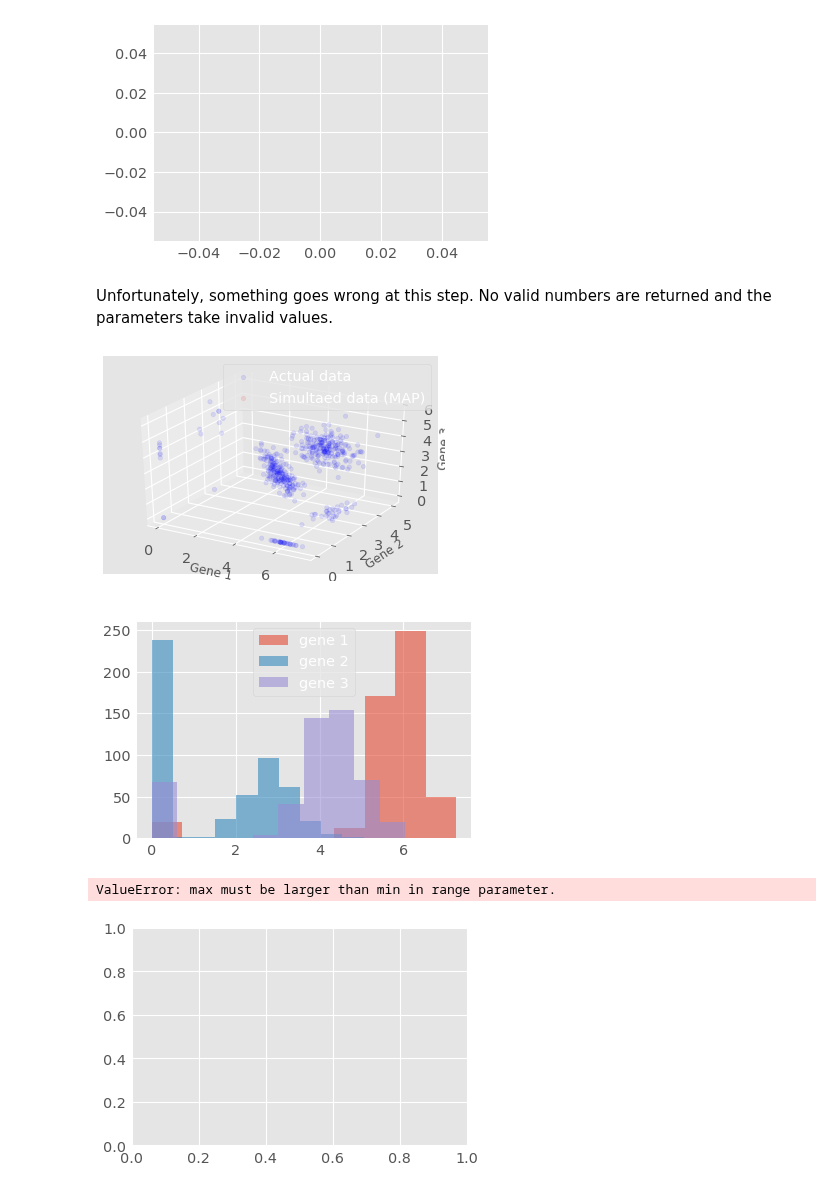
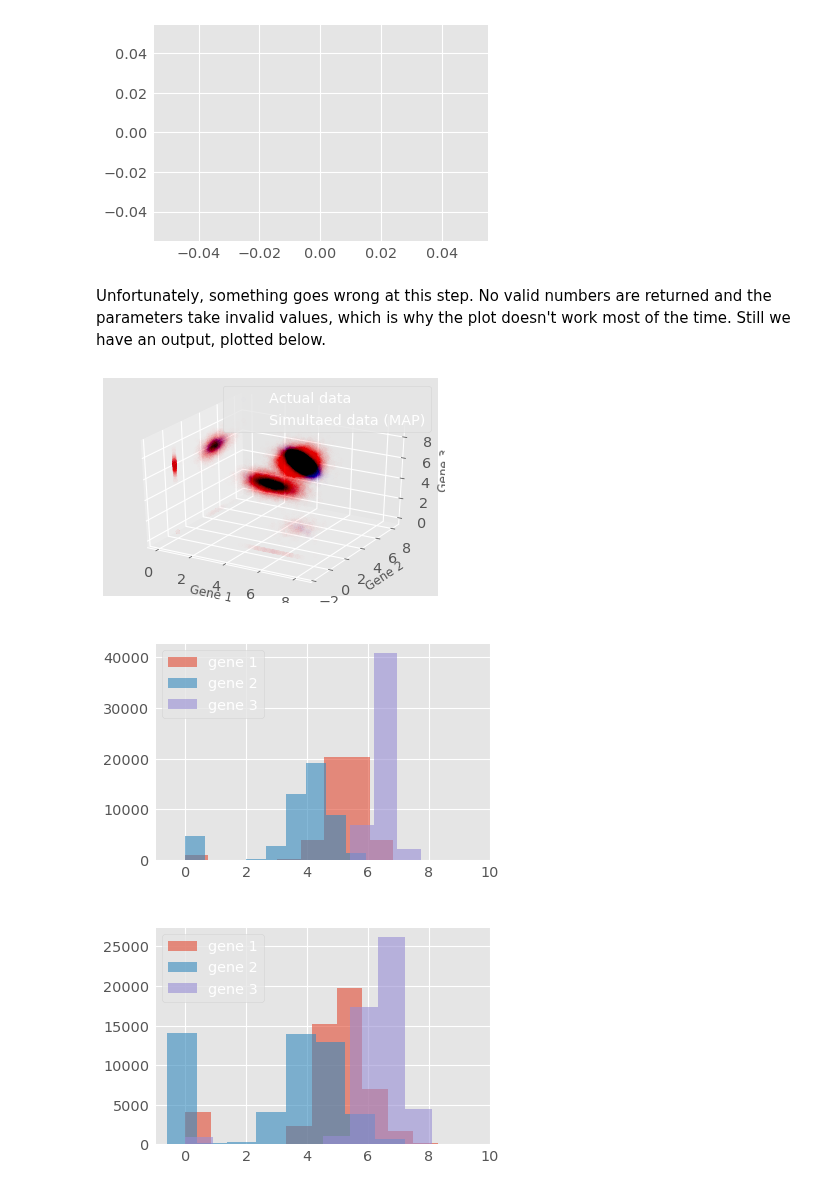
Before and after one commit to tobias-beers/RNA_visualization, a Jupyter notebook: Code/PPCA_ZIFA.ipynb, the cells around one changed output. Cells and saved outputs as stored; diff of their text form; code cells hidden in the pictures.

```diff
--- a/Code/PPCA_ZIFA.ipynb
+++ b/Code/PPCA_ZIFA.ipynb
@@ -185,11 +180,11 @@ model_1.log_prob((actual_sigma, actual_z, actual_A, actual_mu, y_train))
 # %%
 mu = tf.expand_dims(tf.reduce_mean(y_train, 1),1)
 
-sigma = tf.Variable(1.0)
-A = tf.Variable(np.ones([data_dim, latent_dim]), dtype=tf.float32)
-z = tf.Variable(np.ones([latent_dim, num_datapoints]), dtype=tf.float32)
-# h = tf.Variable(np.ones([data_dim, num_datapoints]), dtype=tf.float32)
-# x = tf.Variable(np.ones([data_dim, num_datapoints]), dtype=tf.float32)
+sigma = tf.Variable(0.5)
+A = tf.Variable(0.5*np.ones([data_dim, latent_dim]), dtype=tf.float32)
+z = tf.Variable(0.5*np.ones([latent_dim, num_datapoints]), dtype=tf.float32)
+# A = tf.identity(actual_A)
+# z = tf.identity(actual_z)
 
 target_log_prob_fn = lambda sigma, z, A, mu: model_1.log_prob((sigma, z, A, mu, y_train))
 losses = tfp.math.minimize(lambda: -target_log_prob_fn(sigma, z, A, mu),
@@ -244,13 +256,13 @@ The simulated data starts to look like our trainingset. Because optimalization o
 # %%
 lamda = tf.Variable(0.1)
 
-_, _, _, _, _, y_generated = model.sample(value=(sigma, lamda, z, A, mu, None))
+_, _, _, _, _, _, _, y_generated_lambda = model.sample(value=(sigma, lamda, z, A, mu, None, None, None))
 
 
 fig = plt.figure()
 ax = fig.add_subplot(111, projection='3d')
 ax.scatter(y_train[0,:],y_train[1,:],y_train[2,:], label='Actual data', color='blue', alpha=0.1)
-ax.scatter(y_generated[0,:],y_generated[1,:],y_generated[2,:], label='Simultaed data (MAP)', color='red', alpha=0.1)
+ax.scatter(y_generated_lambda[0,:],y_generated_lambda[1,:],y_generated_lambda[2,:], label='Simultaed data (MAP)', color='red', alpha=0.1)
 ax.set_xlabel('Gene 1')
 ax.set_ylabel('Gene 2')
 ax.set_zlabel('Gene 3')
@@ -266,14 +278,16 @@ plt.hist(y_train[0, :], label='gene 1', alpha=0.6)
 plt.hist(y_train[1, :], label='gene 2', alpha=0.6)
 plt.hist(y_train[2, :], label='gene 3', alpha=0.6)
 title = plt.title('Actual data')
+plt.xlim((-1,10))
 plt.setp(title, color='white')
 plt.legend()
 plt.show()
 
-plt.hist(y_generated[0, :], label='gene 1', alpha=0.6)
-plt.hist(y_generated[1, :], label='gene 2', alpha=0.6)
-plt.hist(y_generated[2, :], label='gene 3', alpha=0.6)
+plt.hist(y_generated_lambda[0, :], label='gene 1', alpha=0.6)
+plt.hist(y_generated_lambda[1, :], label='gene 2', alpha=0.6)
+plt.hist(y_generated_lambda[2, :], label='gene 3', alpha=0.6)
 title = plt.title('Simulated data (MAP)')
+plt.xlim((-1,10))
 plt.setp(title, color='white')
 plt.legend()
 plt.show()
@@ -284,3 +298,6 @@ plt.show()
 # %% [markdown]
  We can now optimize our model further by evaluating the complete model with zero-inflation in our optimalization. We use the newly found parameters as our initial guess.
+# %%
+h = tf.Variable(1.0*np.ones([data_dim, num_datapoints]), dtype=tf.float32)
+x = tf.identity(y_generated_lambda)
 # %%
@@ -293,43 +310,39 @@ plt.show()
 # %% [output]
 [figure]
 # %% [markdown]
-Unfortunately, something goes wrong at this step. No valid numbers are returned and the parameters take invalid values.
+Unfortunately, something goes wrong at this step. No valid numbers are returned and the parameters take invalid values, which is why the plot doesn't work most of the time. Still we have an output, plotted below.
 # %%
-_, _, _, _, _, y_generated = model.sample(value=(sigma, lamda, z, A, mu, None))
+_, _, _, _, _, _, _, y_generated_final = model.sample(value=(sigma, lamda, z, A, mu, x, h, None))
 
 
 fig = plt.figure()
 ax = fig.add_subplot(111, projection='3d')
-ax.scatter(y_train[0,:],y_train[1,:],y_train[2,:], label='Actual data', color='blue', alpha=0.1)
-ax.scatter(y_generated[0,:],y_generated[1,:],y_generated[2,:], label='Simultaed data (MAP)', color='red', alpha=0.1)
+ax.scatter(y_train[0,:],y_train[1,:],y_train[2,:], label='Actual data', color='blue', alpha=0.005)
+ax.scatter(y_generated_final[0,:],y_generated_final[1,:],y_generated_final[2,:], label='Simultaed data (MAP)', color='red', alpha=0.005)
 ax.set_xlabel('Gene 1')
 ax.set_ylabel('Gene 2')
 ax.set_zlabel('Gene 3')
 plt.legend()
 plt.show()
 
-# plt.scatter(y_train[0, :], x_train[1, :], color='blue', alpha=0.1, label='Actual data')
-# plt.scatter(y_generated[0, :], x_generated[1, :], color='red', alpha=0.1, label='Simulated data (MAP)')
-# plt.legend()
-# plt.axis([-20, 20, -20, 20])
-
 plt.hist(y_train[0, :], label='gene 1', alpha=0.6)
 plt.hist(y_train[1, :], label='gene 2', alpha=0.6)
 plt.hist(y_train[2, :], label='gene 3', alpha=0.6)
 title = plt.title('Actual data')
+plt.xlim((-1,10))
 plt.setp(title, color='white')
 plt.legend()
 plt.show()
 
-plt.hist(y_generated[0, :], label='gene 1', alpha=0.6)
-plt.hist(y_generated[1, :], label='gene 2', alpha=0.6)
-plt.hist(y_generated[2, :], label='gene 3', alpha=0.6)
+plt.hist(y_generated_final[0, :], label='gene 1', alpha=0.6)
+plt.hist(y_generated_final[1, :], label='gene 2', alpha=0.6)
+plt.hist(y_generated_final[2, :], label='gene 3', alpha=0.6)
 title = plt.title('Simulated data (MAP)')
+plt.xlim((-1,10))
 plt.setp(title, color='white')
 plt.legend()
 plt.show()
 # %% [output]
-[figure, old version]
+[figure, new version]
-[figure, old version]
+[figure, new version]
-ValueError: max must be larger than min in range parameter.
-[figure, old version]
+[figure, new version]
```
Also changed, not shown: parts of 13 cells of this notebook.
